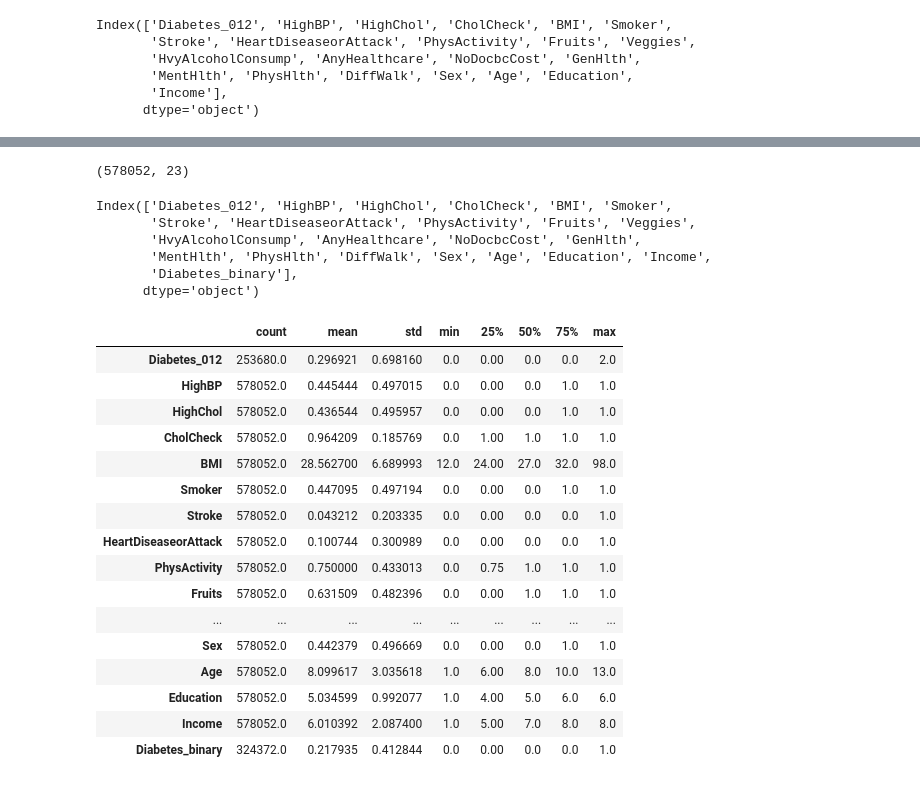
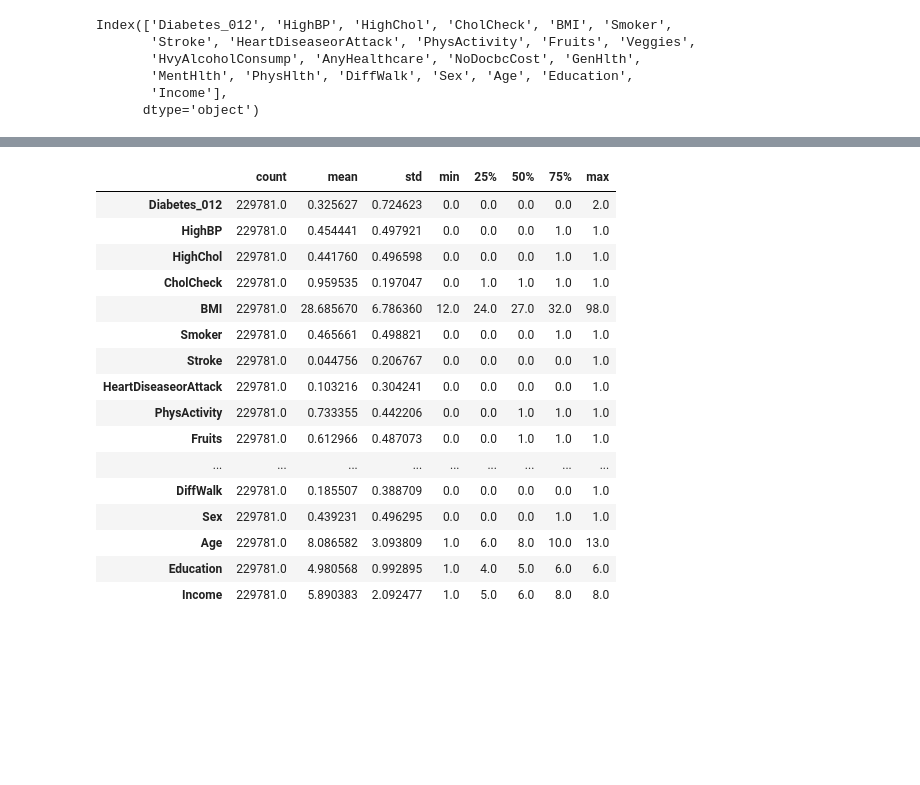
Before and after one commit to King-georges/Diabetes-Prediction-Project, a Jupyter notebook: Project_notebook.ipynb, the cells around one changed output, grey strips where cells are left out. Saved outputs shown, nothing was run; the diff lists cells and outputs as text; code cells hidden in the pictures; blank space fills up the shorter version.

```diff
--- a/Project_notebook.ipynb
+++ b/Project_notebook.ipynb
@@ -40 +183,3 @@ duplicated_rows2
+# %%
+df1.drop_duplicates(inplace=True)
 # %%
@@ -78,13 +188,0 @@ concatenated_df.head()
-# %%
-concatenated_df.shape
-# %% [output]
-(578052, 23)
-# %%
-concatenated_df.columns
-# %% [output]
-Index(['Diabetes_012', 'HighBP', 'HighChol', 'CholCheck', 'BMI', 'Smoker',
-       'Stroke', 'HeartDiseaseorAttack', 'PhysActivity', 'Fruits', 'Veggies',
-       'HvyAlcoholConsump', 'AnyHealthcare', 'NoDocbcCost', 'GenHlth',
-       'MentHlth', 'PhysHlth', 'DiffWalk', 'Sex', 'Age', 'Education', 'Income',
-       'Diabetes_binary'],
-      dtype='object')
@@ -93,21 +189,21 @@ concatenated_df.to_csv("concatenated.csv")
 # %%
-concatenated_df.describe().T
+df1.describe().T
 # %% [output]
 |  | count | mean | std | min | 25% | 50% | 75% | max |
-| Diabetes_012 | 253680.0 | 0.296921 | 0.698160 | 0.0 | 0.00 | 0.0 | 0.0 | 2.0 |
-| HighBP | 578052.0 | 0.445444 | 0.497015 | 0.0 | 0.00 | 0.0 | 1.0 | 1.0 |
-| HighChol | 578052.0 | 0.436544 | 0.495957 | 0.0 | 0.00 | 0.0 | 1.0 | 1.0 |
-| CholCheck | 578052.0 | 0.964209 | 0.185769 | 0.0 | 1.00 | 1.0 | 1.0 | 1.0 |
-| BMI | 578052.0 | 28.562700 | 6.689993 | 12.0 | 24.00 | 27.0 | 32.0 | 98.0 |
-| Smoker | 578052.0 | 0.447095 | 0.497194 | 0.0 | 0.00 | 0.0 | 1.0 | 1.0 |
-| Stroke | 578052.0 | 0.043212 | 0.203335 | 0.0 | 0.00 | 0.0 | 0.0 | 1.0 |
-| HeartDiseaseorAttack | 578052.0 | 0.100744 | 0.300989 | 0.0 | 0.00 | 0.0 | 0.0 | 1.0 |
-| PhysActivity | 578052.0 | 0.750000 | 0.433013 | 0.0 | 0.75 | 1.0 | 1.0 | 1.0 |
-| Fruits | 578052.0 | 0.631509 | 0.482396 | 0.0 | 0.00 | 1.0 | 1.0 | 1.0 |
+| Diabetes_012 | 229781.0 | 0.325627 | 0.724623 | 0.0 | 0.0 | 0.0 | 0.0 | 2.0 |
+| HighBP | 229781.0 | 0.454441 | 0.497921 | 0.0 | 0.0 | 0.0 | 1.0 | 1.0 |
+| HighChol | 229781.0 | 0.441760 | 0.496598 | 0.0 | 0.0 | 0.0 | 1.0 | 1.0 |
+| CholCheck | 229781.0 | 0.959535 | 0.197047 | 0.0 | 1.0 | 1.0 | 1.0 | 1.0 |
+| BMI | 229781.0 | 28.685670 | 6.786360 | 12.0 | 24.0 | 27.0 | 32.0 | 98.0 |
+| Smoker | 229781.0 | 0.465661 | 0.498821 | 0.0 | 0.0 | 0.0 | 1.0 | 1.0 |
+| Stroke | 229781.0 | 0.044756 | 0.206767 | 0.0 | 0.0 | 0.0 | 0.0 | 1.0 |
+| HeartDiseaseorAttack | 229781.0 | 0.103216 | 0.304241 | 0.0 | 0.0 | 0.0 | 0.0 | 1.0 |
+| PhysActivity | 229781.0 | 0.733355 | 0.442206 | 0.0 | 0.0 | 1.0 | 1.0 | 1.0 |
+| Fruits | 229781.0 | 0.612966 | 0.487073 | 0.0 | 0.0 | 1.0 | 1.0 | 1.0 |
 | ... | ... | ... | ... | ... | ... | ... | ... | ... |
-| Sex | 578052.0 | 0.442379 | 0.496669 | 0.0 | 0.00 | 0.0 | 1.0 | 1.0 |
-| Age | 578052.0 | 8.099617 | 3.035618 | 1.0 | 6.00 | 8.0 | 10.0 | 13.0 |
-| Education | 578052.0 | 5.034599 | 0.992077 | 1.0 | 4.00 | 5.0 | 6.0 | 6.0 |
-| Income | 578052.0 | 6.010392 | 2.087400 | 1.0 | 5.00 | 7.0 | 8.0 | 8.0 |
-| Diabetes_binary | 324372.0 | 0.217935 | 0.412844 | 0.0 | 0.00 | 0.0 | 0.0 | 1.0 |
+| DiffWalk | 229781.0 | 0.185507 | 0.388709 | 0.0 | 0.0 | 0.0 | 0.0 | 1.0 |
+| Sex | 229781.0 | 0.439231 | 0.496295 | 0.0 | 0.0 | 0.0 | 1.0 | 1.0 |
+| Age | 229781.0 | 8.086582 | 3.093809 | 1.0 | 6.0 | 8.0 | 10.0 | 13.0 |
+| Education | 229781.0 | 4.980568 | 0.992895 | 1.0 | 4.0 | 5.0 | 6.0 | 6.0 |
+| Income | 229781.0 | 5.890383 | 2.092477 | 1.0 | 5.0 | 6.0 | 8.0 | 8.0 |
 # %%
```
Also changed, not shown: parts of 60 cells of this notebook.
